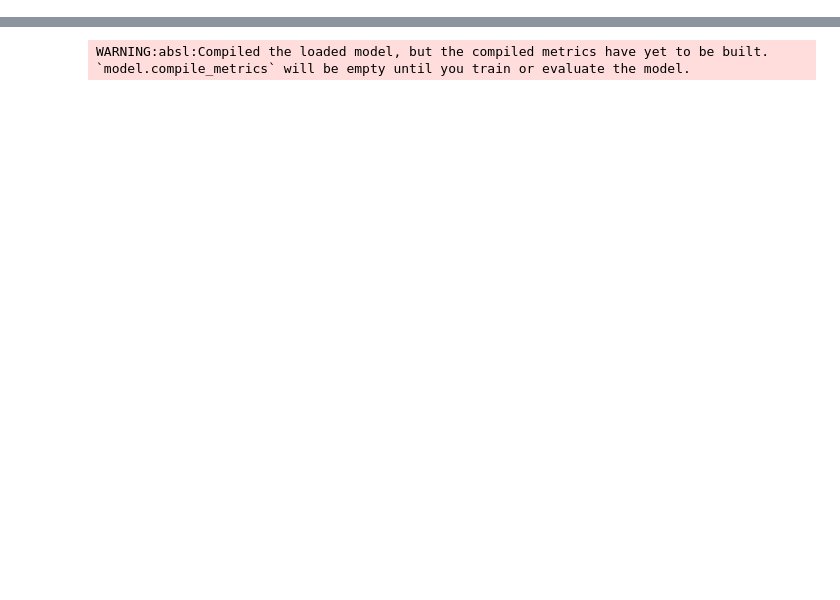
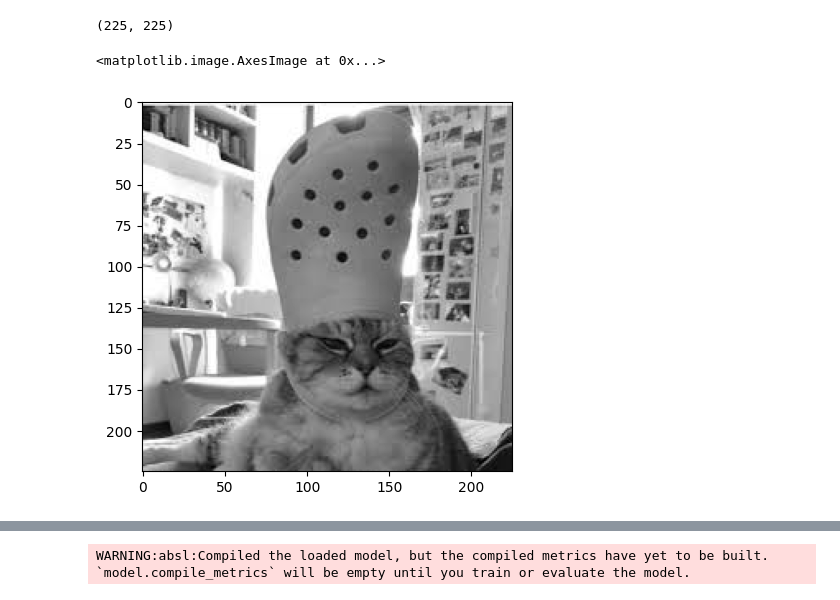
Before and after one commit to Vishwa2684/Computer-Vision, a Jupyter notebook: Cat and dog classification/test.ipynb, the cells around one changed output, grey strips where cells are left out. Cells and saved outputs as stored; diff of their text form; code cells hidden in the pictures; blank space fills up the shorter version.

```diff
--- a/Cat and dog classification/test.ipynb
+++ b/Cat and dog classification/test.ipynb
@@ -23,3 +22,11 @@ plt.imshow(doggo,cmap='gray')
 # %%
 doggo =doggo.reshape((50,50,1))
 doggo = np.expand_dims(doggo,axis=0)
+# %%
+cat_img = cv2.imread('C:\\Users\\vishw\\OneDrive\\Desktop\\images.jpg',cv2.IMREAD_GRAYSCALE)
+print(cat_img.shape)
+plt.imshow(cat_img,cmap='gray')
+# %% [output]
+(225, 225)
+<matplotlib.image.AxesImage at 0x...>
+[figure, added]
```
Also changed, not shown: parts of 7 cells of this notebook.
